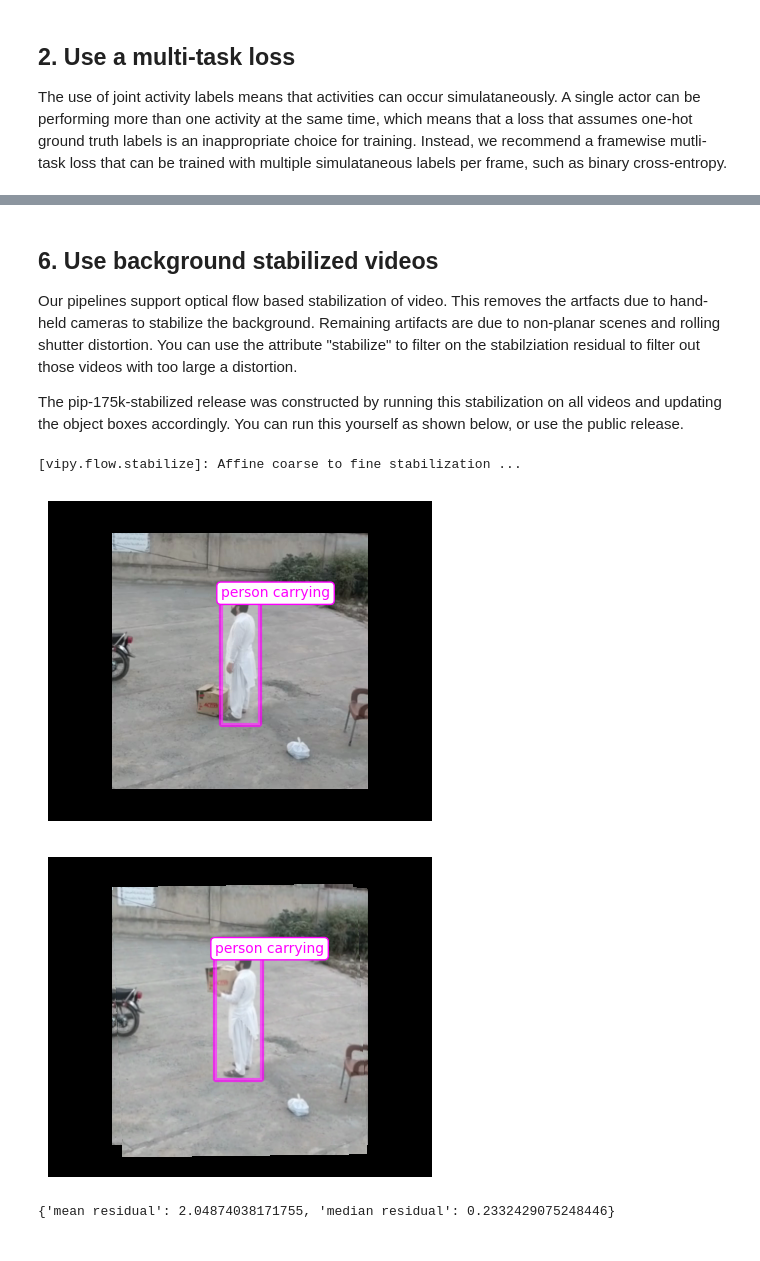
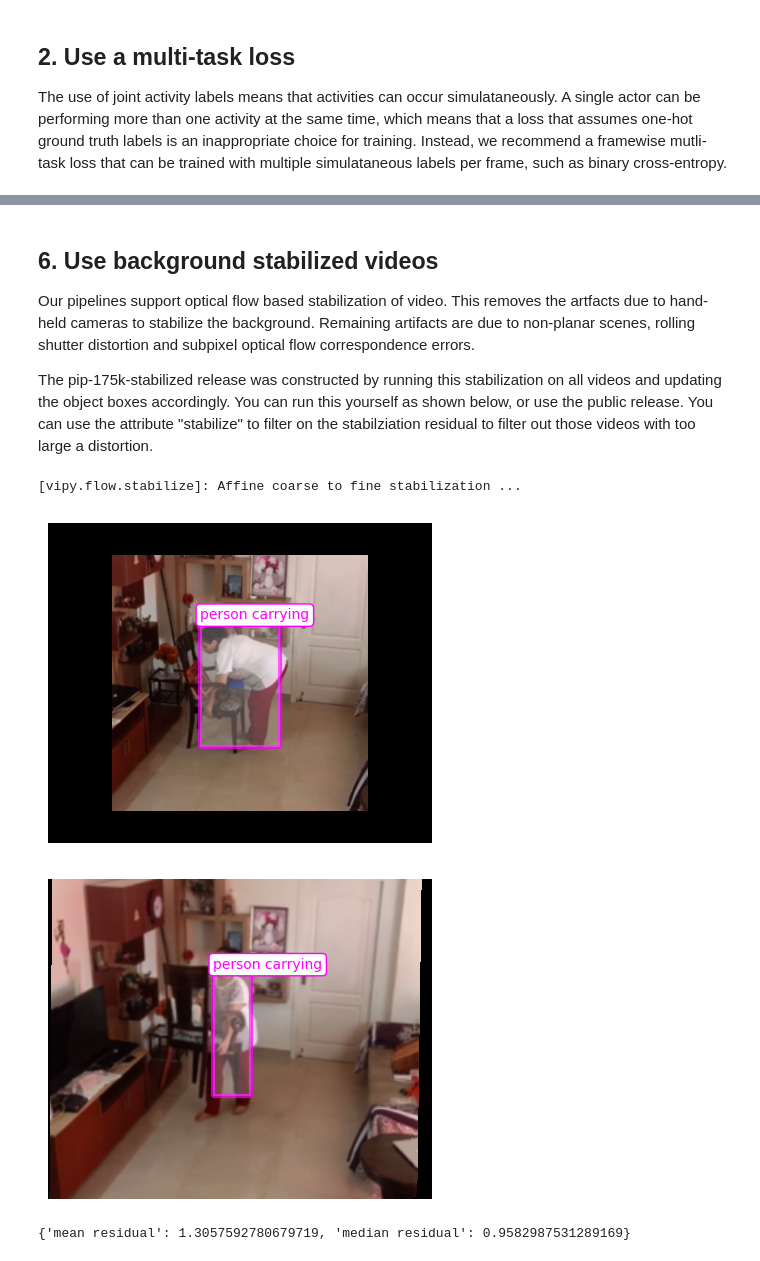
Before and after one commit to visym/collector, a Jupyter notebook: docs/pip_175k/best_practices.ipynb, the cells around one changed output, grey strips where cells are left out. Saved outputs shown, nothing was run; the diff lists cells and outputs as text; code cells hidden in the pictures.

```diff
--- a/docs/pip_175k/best_practices.ipynb
+++ b/docs/pip_175k/best_practices.ipynb
@@ -151,20 +125,20 @@ datetime.datetime(2020, 8, 23, 6, 36, 46, tzinfo=<DstTzInfo 'US/Eastern' EDT-1 d
 # %% [markdown]
 ## 6.  Use background stabilized videos
 
-Our pipelines support optical flow based stabilization of video.  This removes the artfacts due to hand-held cameras to stabilize the background.  Remaining artifacts are due to non-planar scenes and rolling shutter distortion.  You can use the attribute "stabilize" to filter on the stabilziation residual to filter out those videos with too large a distortion.
+Our pipelines support optical flow based stabilization of video.  This removes the artfacts due to hand-held cameras to stabilize the background.  Remaining artifacts are due to non-planar scenes, rolling shutter distortion and subpixel optical flow correspondence errors.
 
-The pip-175k-stabilized release was constructed by running this stabilization on all videos and updating the object boxes accordingly.  You can run this yourself as shown below, or use the public release.
+The pip-175k-stabilized release was constructed by running this stabilization on all videos and updating the object boxes accordingly.  You can run this yourself as shown below, or use the public release.  You can use the attribute "stabilize" to filter on the stabilziation residual to filter out those videos with too large a distortion.
 # %%
 d = vipy.util.groupbyasdict(V, lambda v: v.category())
-v = d['person_carries_heavy_object'][1].mindim(256).stabilize()
+v = d['person_carries_heavy_object'][0].mindim(256).stabilize()
 v.frame(0).show()
 v.frame(150).show()
 print(v.getattribute('stabilize'))   # the stabilization residual for filtering poorly stabilized videos
 # %% [output]
 [vipy.flow.stabilize]: Affine coarse to fine stabilization ...
-[figure, old version]
+[figure, new version]
-[figure, old version]
+[figure, new version]
-{'mean residual': 2.04874038171755, 'median residual': 0.2332429075248446}
+{'mean residual': 1.3057592780679719, 'median residual': 0.9582987531289169}
 # %% [markdown]
 ## 7. Export to your pipeline
 
```
Also changed, not shown: parts of 19 cells of this notebook, 1 other file.
